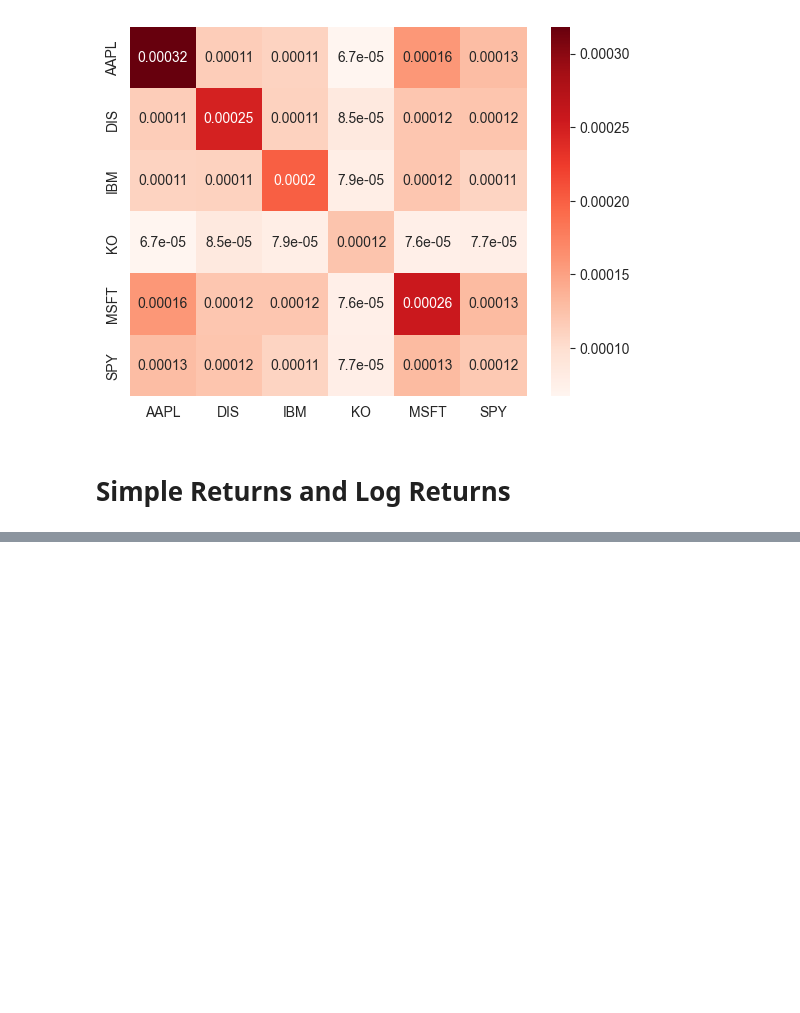
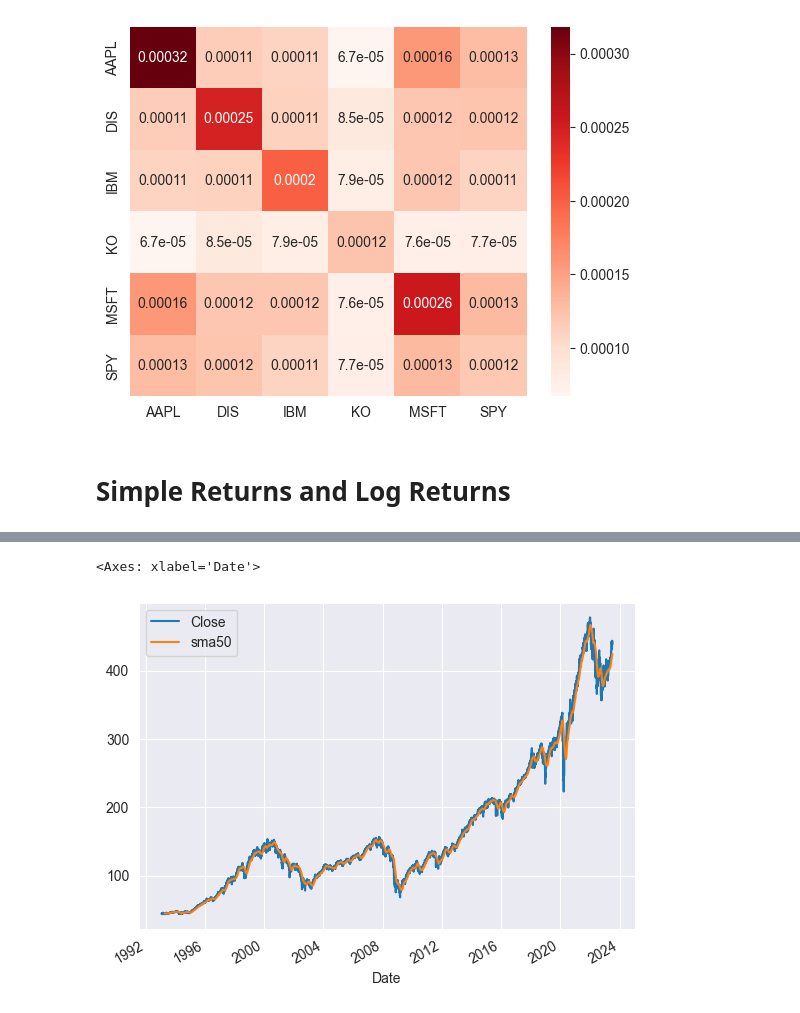
Before and after one commit to apolanco3225/Quant-Finance-Courses, a Jupyter notebook: Algoritmic Trading Bot/Tutorials (exercises)/Algo Trading.ipynb, the cells around one changed output, grey strips where cells are left out. Saved outputs shown, nothing was run; the diff lists cells and outputs as text; code cells hidden in the pictures; blank space fills up the shorter version.

```diff
--- a/Algoritmic Trading Bot/Tutorials (exercises)/Algo Trading.ipynb
+++ b/Algoritmic Trading Bot/Tutorials (exercises)/Algo Trading.ipynb
@@ -452,0 +571,7 @@ sns.heatmap(returns_df.cov(), cmap="Reds", annot=True);
+# %%
+spy_df["sma50"] = spy_df.Close.rolling(window=50, min_periods=50).mean()
+# %%
+spy_df.plot()
+# %% [output]
+<Axes: xlabel='Date'>
+[figure, added]
```
Also changed, not shown: parts of 21 cells of this notebook.
